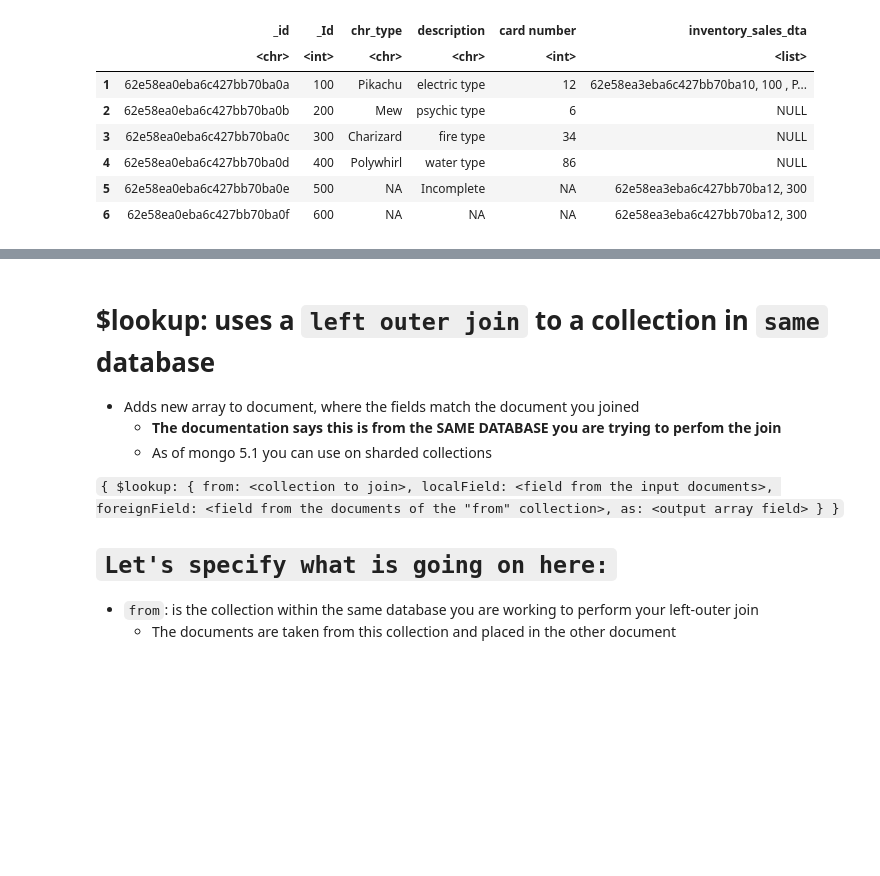
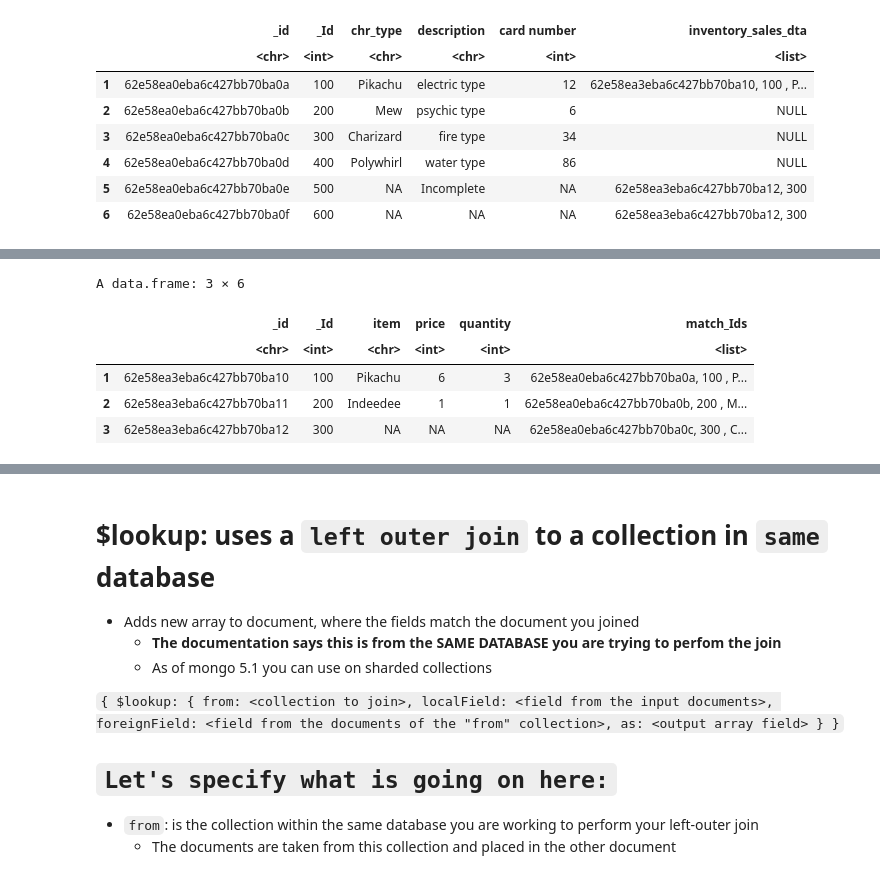
Before and after one commit to MrFuguDataScience/SendDataFrom-R-Python-to-SQL-PSQL-Mongo, a Jupyter notebook: MongoDB_Lookup_operator.ipynb, the cells around one changed output, grey strips where cells are left out. Drawn from its saved outputs; the diff is of its cells as text; code cells hidden in the pictures; blank space fills up the shorter version.

Commit message:
Mongolite_Lookup_operator
cut useless lines and cells, add pipeline example

```diff
--- a/MongoDB_Lookup_operator.ipynb
+++ b/MongoDB_Lookup_operator.ipynb
@@ -134,3 +130,33 @@ A tibble: 3 × 10
+# %%
+# Pipeline Operator with Lookup
+
+mng_conn_1$aggregate('[
+
+{"$lookup": { "from": "poke_chrs",
+
+   "let": { "poke_": "$_Id"},
+   "pipeline": [
+        { "$match":
+                { "$expr":
+                    { "$and":
+                        [
+                           { "$eq": [ "$_Id", "$$poke_"] }
+
+                    ]
+                }
+            }
+        }
+    ],
+    "as": "match_Ids"
+    }
+} ]')
+# %% [output]
+A data.frame: 3 × 6
+|  | _id | _Id | item | price | quantity | match_Ids |
+|  | <chr> | <int> | <chr> | <int> | <int> | <list> |
+| 1 | 62e58ea3eba6c427bb70ba10 | 100 | Pikachu | 6 | 3 | 62e58ea0eba6c427bb70ba0a, 100 , P... |
+| 2 | 62e58ea3eba6c427bb70ba11 | 200 | Indeedee | 1 | 1 | 62e58ea0eba6c427bb70ba0b, 200 , M... |
+| 3 | 62e58ea3eba6c427bb70ba12 | 300 | NA | NA | NA | 62e58ea0eba6c427bb70ba0c, 300 , C... |
 # %%
 # col<-mongo(url="mongodb://127.0.0.1:27017/Poke")
 # col <- mongo()
```
Also changed, not shown: parts of 5 cells of this notebook.
